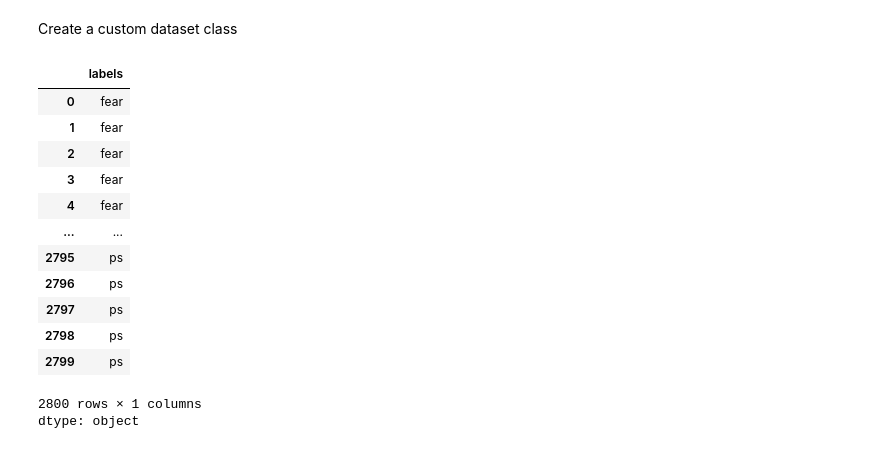
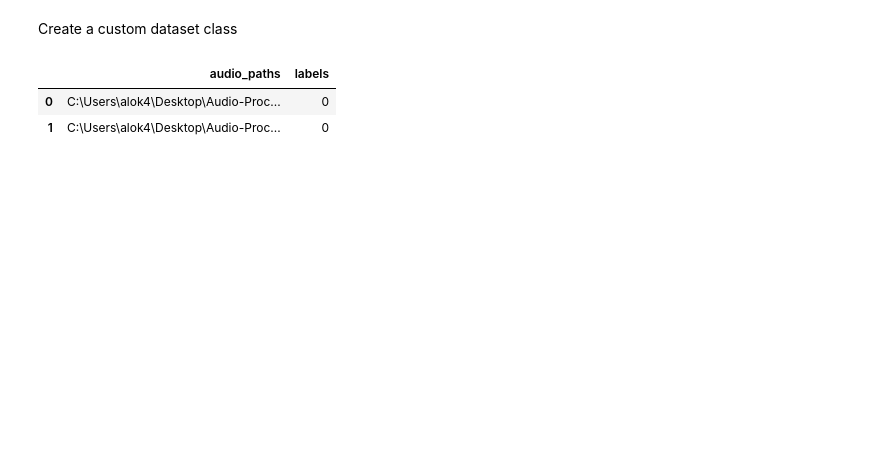
Before and after one commit to Pseudophoenix/Audio-Processing-ML, a Jupyter notebook: speech_emotion_recognition.ipynb, the cells around one changed output. Cells and saved outputs as stored; diff of their text form; code cells hidden in the pictures; blank space fills up the shorter version.

```diff
--- a/speech_emotion_recognition.ipynb
+++ b/speech_emotion_recognition.ipynb
@@ -17,9 +19,11 @@ import torch
 # %% [markdown]
 ### Dataset-> Toronto Emotional Speech dataset
+# %%
+path=f"C:\\Users\\alok4\\Desktop\\Audio-Processing-ML\\Dataset"
 # %%
 paths=[]
 labels=[]
-for dirname, _, filenames in os.walk('/kaggle/input'):
+for dirname, _, filenames in os.walk(path):
     for filename in filenames:
         paths.append(os.path.join(dirname,filename))
         label=filename.split('_')[-1]
@@ -102,19 +105,10 @@ Create a custom dataset class
 label_map={label:idx for idx, label in enumerate(df['labels'].unique())}
 # %%
 inverse_label_map={idx:label for idx, label in label_map.items()}
+df['labels']=df['labels'].map(label_map)
 df['labels']
+df.head(2)
 # %% [output]
-|  | labels |
-| 0 | fear |
-| 1 | fear |
-| 2 | fear |
-| 3 | fear |
-| 4 | fear |
-| ... | ... |
-| 2795 | ps |
-| 2796 | ps |
-| 2797 | ps |
-| 2798 | ps |
-| 2799 | ps |
+|  | audio_paths | labels |
+| 0 | C:\Users\alok4\Desktop\Audio-Proc... | 0 |
+| 1 | C:\Users\alok4\Desktop\Audio-Proc... | 0 |
-2800 rows × 1 columns
-dtype: object
```
Also changed, not shown: parts of 6 cells of this notebook.
